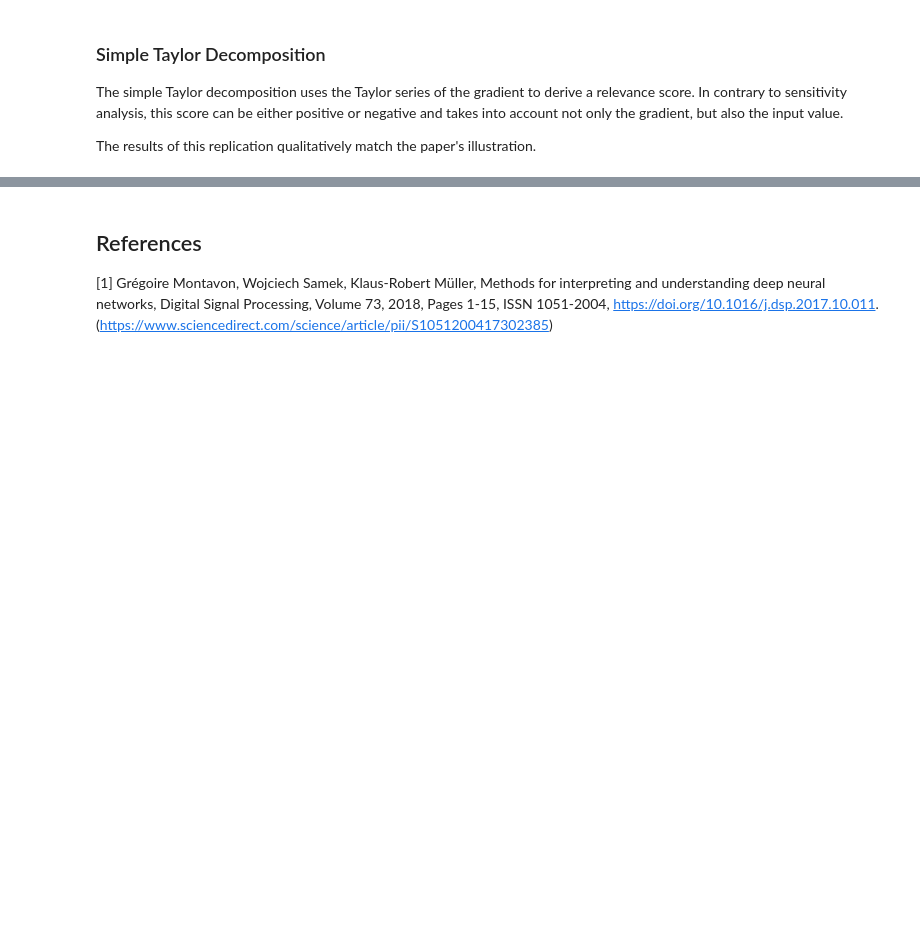
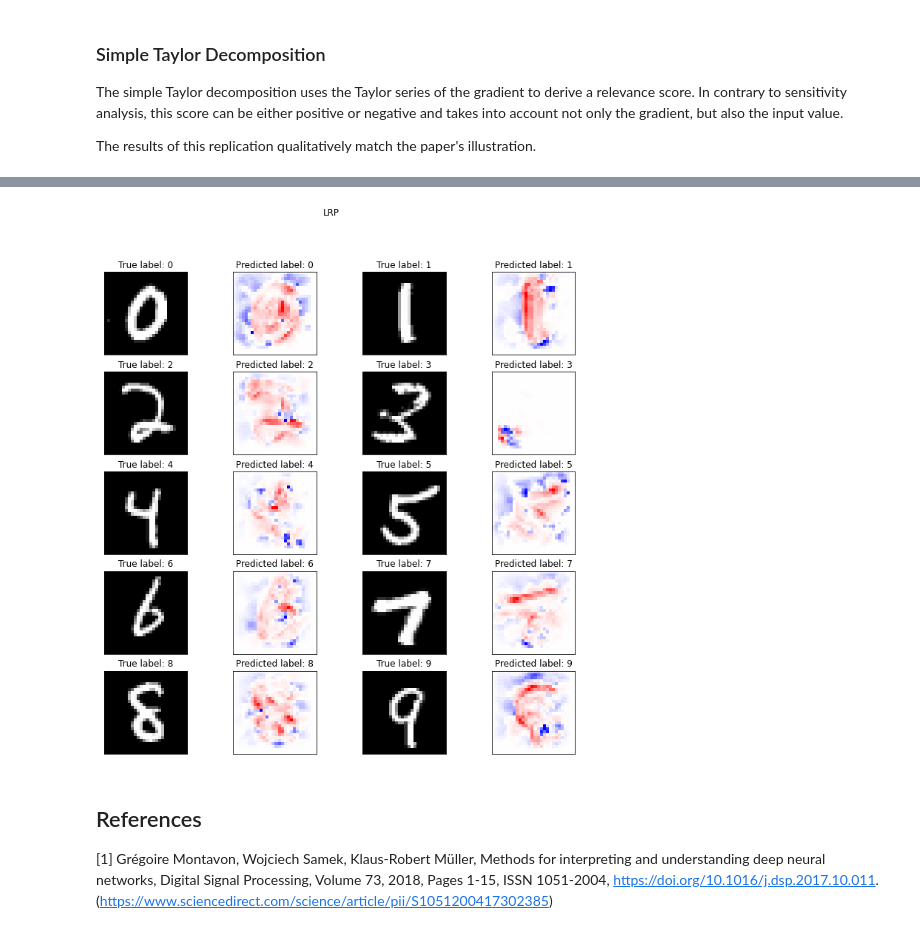
Before and after one commit to LMeynent/mnist-explanation, a Jupyter notebook: mnist-explanation.ipynb, the cells around one changed output, grey strips where cells are left out. Drawn from its saved outputs; the diff is of its cells as text; code cells hidden in the pictures; blank space fills up the shorter version.

```diff
--- a/mnist-explanation.ipynb
+++ b/mnist-explanation.ipynb
@@ -255,9 +252,0 @@ Layer-wise relevance propagation is a conserving backward propagation technique,
-# %%
-layers = list(dnn._modules.values())
-L = len(layers)
-
-A = [samples]+[None]*L
-for l in range(L):
-    A[l+1] = layers[l].forward(A[l])
-
-print(torch.argmax(A[-1], axis=1))
@@ -312,3 +253,76 @@ plot_analysis_results(samples, R[0], A[-1], 'LRP')
+# %%
+def lrp(model, X, y):
+    """Returns the layer-wise relevance propagation for given input and model
+
+    Args:
+        model (nn.Module): Model
+        X (torch.Tensor): Input
+        y (torch.Tensor): Target classes
+
+    Returns:
+        torch.tensor: The relevance map in the input's dimension
+    """
+
+    # Preparing inputs
+    layers = list(model._modules.values())
+    L = len(layers)
+
+    # Forward pass
+    A = [X]+[None]*L
+    for l in range(L):
+        A[l+1] = layers[l].forward(A[l])
+
+    # Masking to preserve only true class
+    mask = np.zeros((y.shape[0],10))
+    for i in range(y.shape[0]):
+        mask[i][int(y[i])] = 1.
+    mask = torch.FloatTensor(mask)
+    R = [None]*L + [(A[-1]*mask).data]
+
+    # Backward pass
+    for l in range(1,L)[::-1]:
+
+        A[l] = (A[l].data).requires_grad_(True)
+
+        if isinstance(layers[l],torch.nn.MaxPool2d): layers[l] = torch.nn.AvgPool2d(2)
+
+        if isinstance(layers[l],ConstrainedConv2d) \
+            or isinstance(layers[l],torch.nn.AvgPool2d) \
+            or isinstance(layers[l],ConstrainedLinear):
+
+            if l <= 16:       rho = lambda p: p + 0.25*p.clamp(min=0); incr = lambda z: z+1e-9
+            if 17 <= l <= 30: rho = lambda p: p;                       incr = lambda z: z+1e-9+0.25*((z**2).mean()**.5).data
+            if l >= 31:       rho = lambda p: p;                       incr = lambda z: z+1e-9
+
+            z = incr(utils.newlayer(layers[l],rho).forward(A[l]))  # step 1
+            s = (R[l+1]/z).data                                    # step 2
+            (z*s).sum().backward(); c = A[l].grad                  # step 3
+            R[l] = (A[l]*c).data                                   # step 4
+
+        elif isinstance(layers[l], nn.Flatten):
+            R[l] = R[l+1].reshape(10, 16, 5, 5)
+
+        else:
+            R[l] = R[l+1]
+
+    # Special case of input layer
+    A[0] = (A[0].data).requires_grad_(True)
+
+    lb = (A[0].data*0+(0-mean)/std).requires_grad_(True)
+    hb = (A[0].data*0+(1-mean)/std).requires_grad_(True)
+
+    z = layers[0].forward(A[0]) + 1e-9                                     # step 1 (a)
+    z -= utils.newlayer(layers[0],lambda p: p.clamp(min=0)).forward(lb)    # step 1 (b)
+    z -= utils.newlayer(layers[0],lambda p: p.clamp(max=0)).forward(hb)    # step 1 (c)
+    s = (R[1]/z).data                                                      # step 2
+    (z*s).sum().backward(); c,cp,cm = A[0].grad,lb.grad,hb.grad            # step 3
+    R[0] = (A[0]*c+lb*cp+hb*cm).data                                       # step 4
+
+    return R[0]
+
+plot_analysis_results(samples, lrp(dnn, samples, np.arange(10)), dnn(samples), 'LRP')
+# %% [output]
+[figure, added]
 # %% [markdown]
 ## References
 
```
Also changed, not shown: parts of 15 cells of this notebook, 2 other files.
